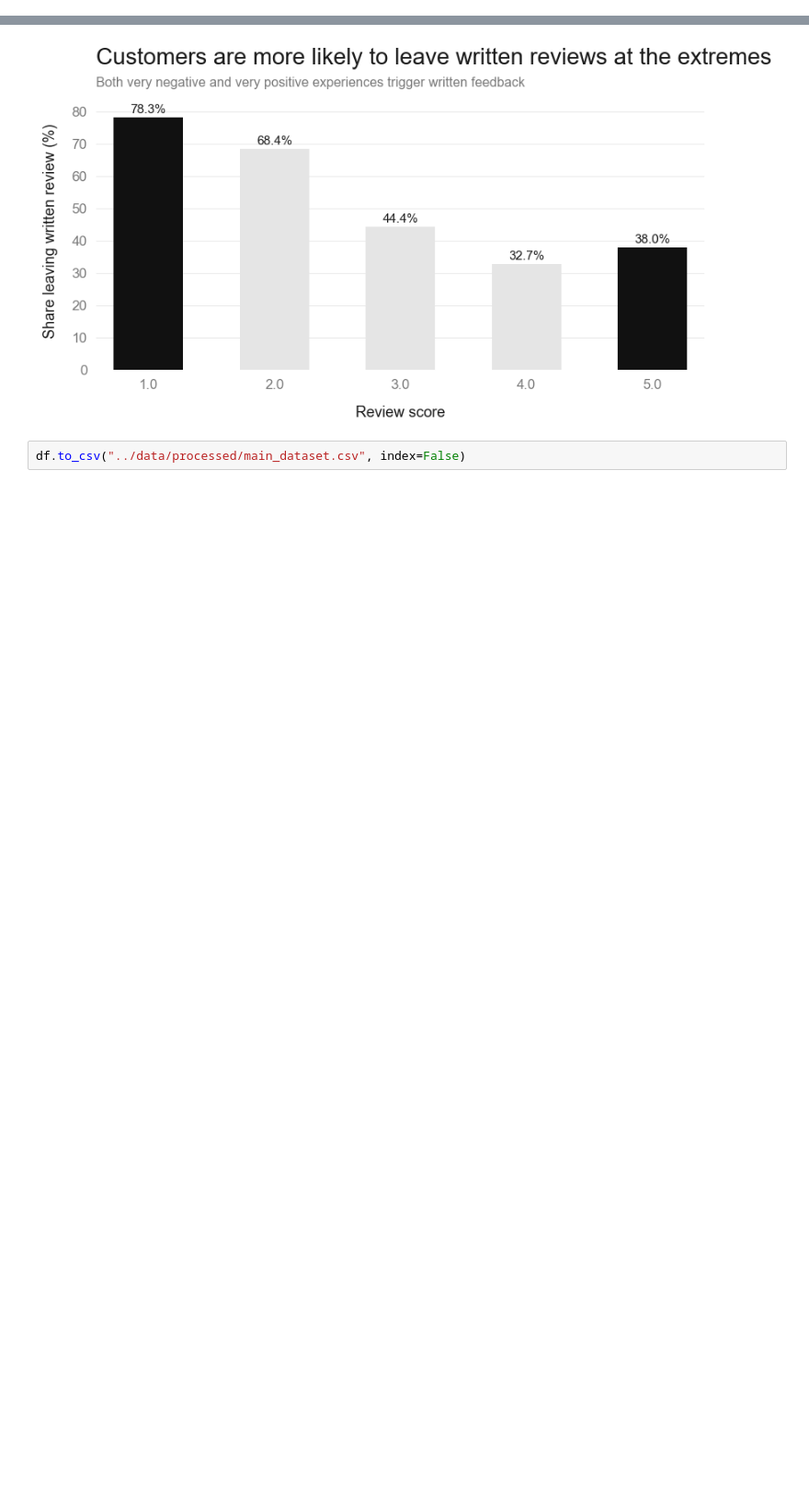
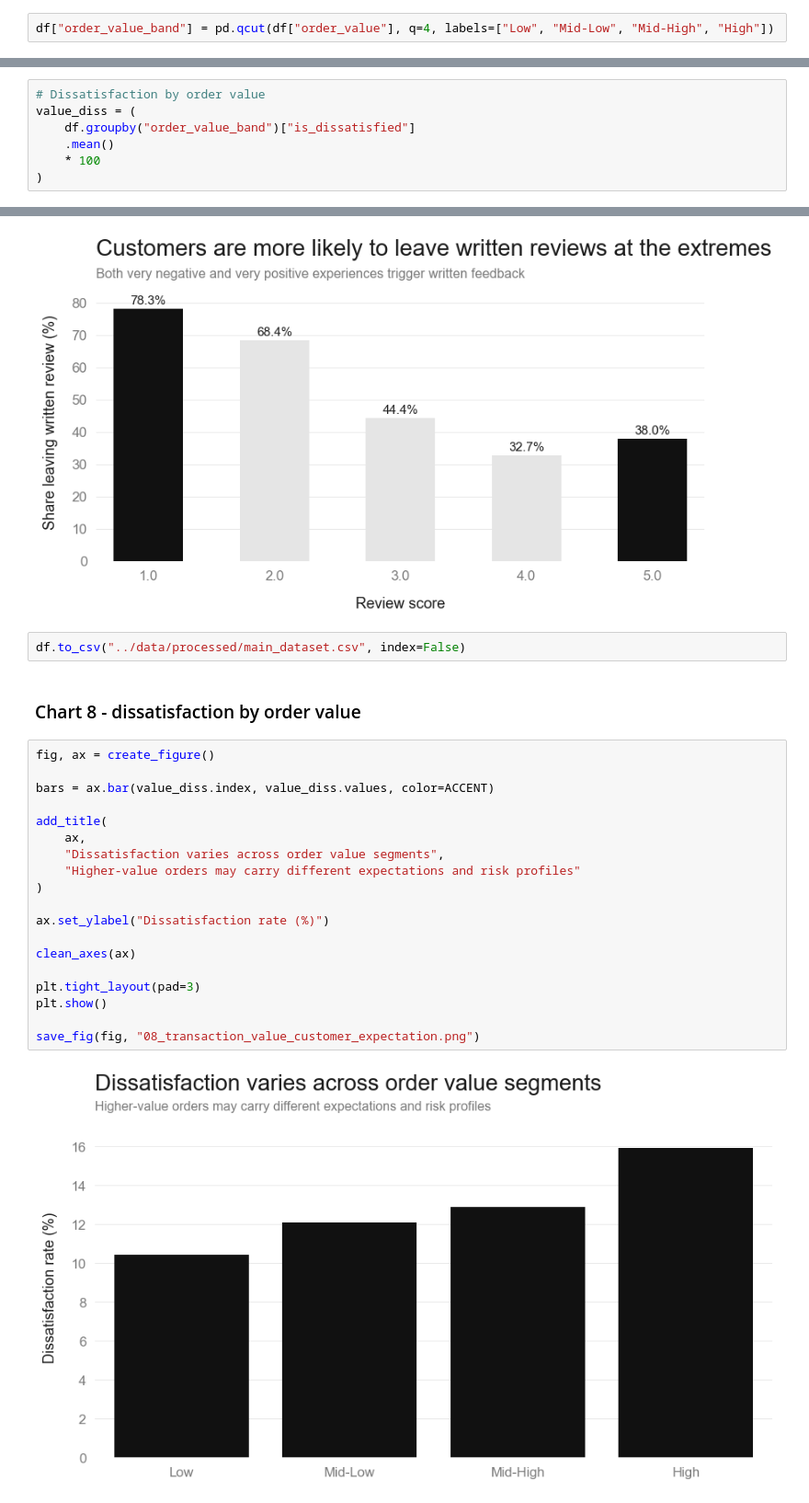
Before and after one commit to rachelv2/ecommerce-cx-dissatisfaction-prediction, a Jupyter notebook: notebooks/02_eda.ipynb, the cells around one changed output, grey strips where cells are left out. Shown at 92% size. Drawn from its saved outputs; the diff is of its cells as text; blank space fills up the shorter version.

```diff
--- a/notebooks/02_eda.ipynb
+++ b/notebooks/02_eda.ipynb
@@ -44,6 +46,8 @@ from utils import *
 df["purchase_month"] = pd.to_datetime(df["order_purchase_timestamp"]).dt.month
 df["purchase_dayofweek"] = pd.to_datetime(df["order_purchase_timestamp"]).dt.dayofweek
 df["purchase_hour"] = pd.to_datetime(df["order_purchase_timestamp"]).dt.hour
+# %%
+df["order_value_band"] = pd.qcut(df["order_value"], q=4, labels=["Low", "Mid-Low", "Mid-High", "High"])
 # %%
 customer_orders = df.groupby("customer_unique_id")["order_id"].count()
 repeat_customers = customer_orders[customer_orders > 1].index
@@ -76,6 +80,13 @@ is_dissatisfied
 Name: proportion, dtype: float64
 # %% [markdown]
 Dissatisfaction affects ~13% of orders, making it a meaningful but minority outcome.
+# %%
+# Dissatisfaction by order value
+value_diss = (
+    df.groupby("order_value_band")["is_dissatisfied"]
+    .mean()
+    * 100
+)
 # %% [markdown]
 ### 2. Core driver: delivery delays
 # %%
@@ -457,3 +470,26 @@ save_fig(fig, "07_written_review_by_score.png")
 [figure]
 # %%
 df.to_csv("../data/processed/main_dataset.csv", index=False)
+# %% [markdown]
+### Chart 8 - dissatisfaction by order value
+# %%
+fig, ax = create_figure()
+
+bars = ax.bar(value_diss.index, value_diss.values, color=ACCENT)
+
+add_title(
+    ax,
+    "Dissatisfaction varies across order value segments",
+    "Higher-value orders may carry different expectations and risk profiles"
+)
+
+ax.set_ylabel("Dissatisfaction rate (%)")
+
+clean_axes(ax)
+
+plt.tight_layout(pad=3)
+plt.show()
+
+save_fig(fig, "08_transaction_value_customer_expectation.png")
+# %% [output]
+[figure, added]
```
Also changed, not shown: parts of 9 cells of this notebook, 6 other files.
